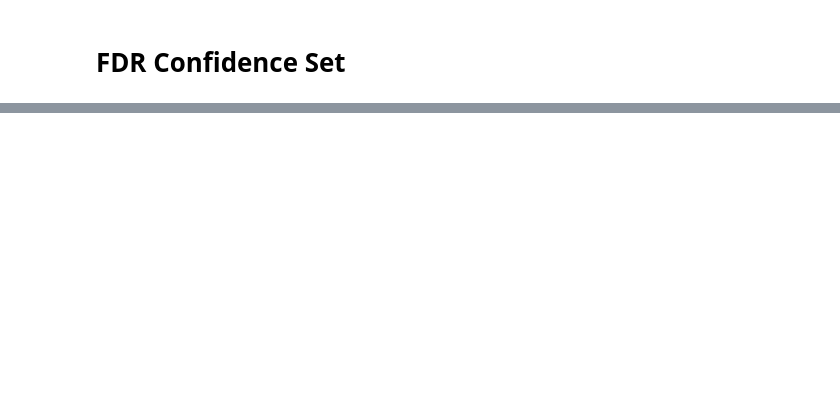
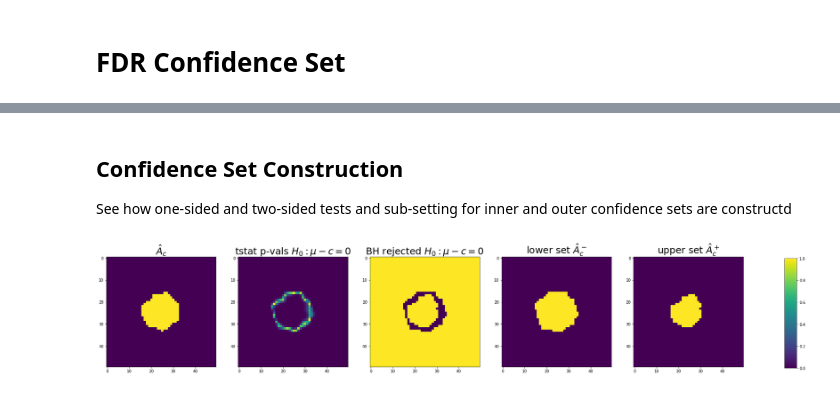
Before and after one commit to HowonRyu/ConfidenceSet, a Jupyter notebook: example/Independent_Studies_2023Winter.ipynb, the cells around one changed output, grey strips where cells are left out. Saved outputs shown, nothing was run; the diff lists cells and outputs as text; code cells hidden in the pictures; blank space fills up the shorter version.

```diff
--- a/example/Independent_Studies_2023Winter.ipynb
+++ b/example/Independent_Studies_2023Winter.ipynb
@@ -658,0 +409,50 @@ No inference on upper/lower confidence set (no rejection from BH)
+# %% [markdown]
+## Confidence Set Construction
+See how one-sided and two-sided tests and sub-setting for inner and outer confidence sets are constructd
+# %%
+data = circular_s_smth
+threshold = 2
+alpha = 0.05
+
+data_tstat = mvtstat(data - threshold)
+data_dim = data.shape
+
+nsubj = data_dim[0]
+Achat = data_tstat >= 0
+Achat_C = data_tstat < 0
+
+
+# a two sided test
+pvals = 2*(1 - scipy.stats.t.cdf(abs(data_tstat), df=nsubj - 1))
+rejection_ind, _, _ = fdr_BH(pvals, alpha)
+outer_set_2 = 1- Achat_C * rejection_ind
+inner_set_2 = Achat*rejection_ind
+
+
+
+fig, axs = plt.subplots(1, 5, figsize=(30, 20))
+
+_min, _max = 0,1
+
+im = axs[0].imshow(Achat)
+axs[0].set_title("$\hat{A}_c$", fontsize = 25)
+im = axs[1].imshow(pvals, vmin = _min, vmax = _max)
+axs[1].set_title("tstat p-vals $H_0: \mu-c = 0$", fontsize = 25)
+im = axs[2].imshow(rejection_ind, vmin = _min, vmax = _max)
+axs[2].set_title("BH rejected $H_0: \mu-c = 0$", fontsize = 25)
+im = axs[3].imshow(outer_set_2, vmin = _min, vmax = _max)
+axs[3].set_title("lower set $\hat{A}_c^-$", fontsize = 25)
+im = axs[ 4].imshow(inner_set_2, vmin = _min, vmax = _max)
+axs[4].set_title("upper set $\hat{A}_c^+$", fontsize = 25)
+
+
+cbar_ax = fig.add_axes([0.95, 0.4, 0.015, 0.2])
+fig.colorbar(im, cax=cbar_ax, cmap='Greys')
+
+plt.show()
+
+
+#    outer_set = 1- Achat_C*outer_rejection_ind = Achat {Union} rejection_ind complement
+#    inner_set = Achat*inner_rejection_ind
+# %% [output]
+[figure, added]
```
Also changed, not shown: parts of 46 cells of this notebook.
